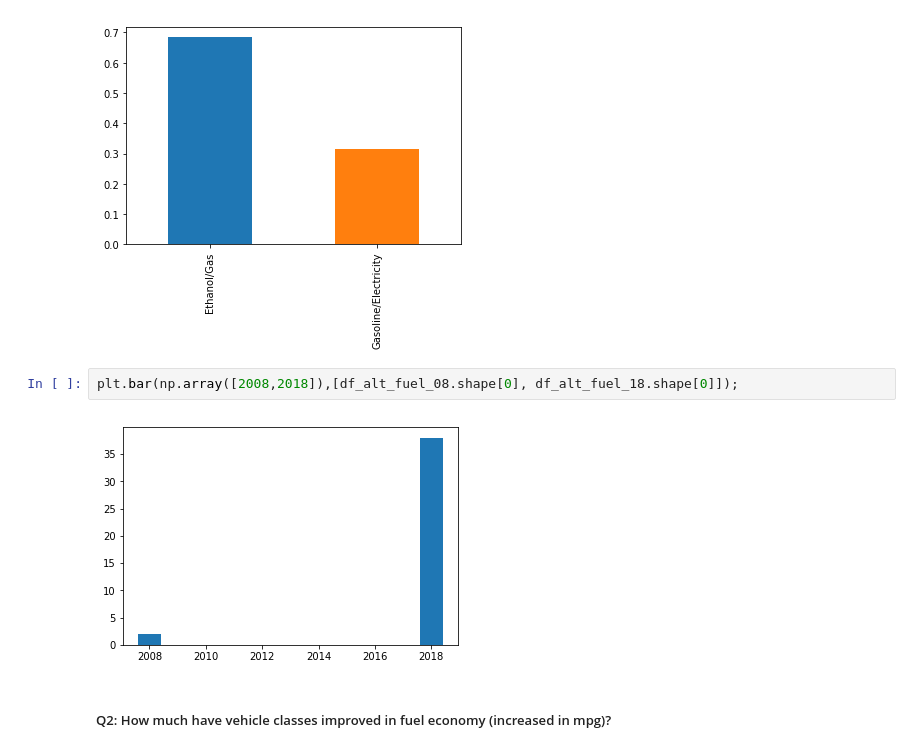
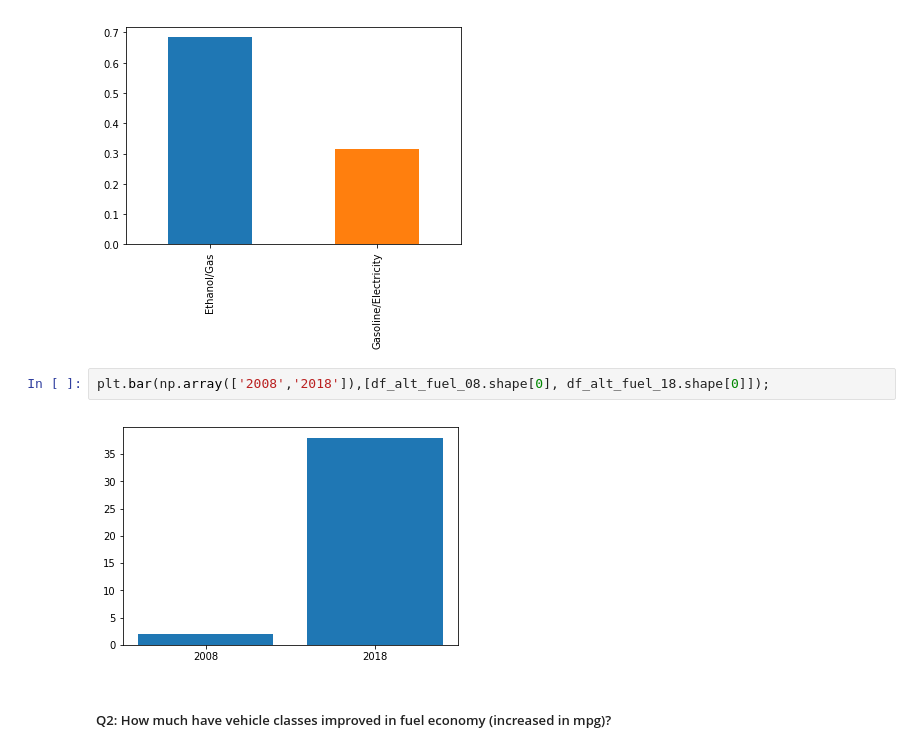
Before and after one commit to PadmarajBhat/DataAnalyst-1, a Jupyter notebook: The Data Analysis Process/Data Analysis Process - Case Study 2.ipynb, the cells around one changed output. Drawn from its saved outputs; the diff is of its cells as text.

```diff
--- a/The Data Analysis Process/Data Analysis Process - Case Study 2.ipynb
+++ b/The Data Analysis Process/Data Analysis Process - Case Study 2.ipynb
@@ -653,8 +653,8 @@ fuel_prop_2.plot(kind='bar');
 # %% [output]
 [figure]
 # %%
-plt.bar(np.array([2008,2018]),[df_alt_fuel_08.shape[0], df_alt_fuel_18.shape[0]]);
+plt.bar(np.array(['2008','2018']),[df_alt_fuel_08.shape[0], df_alt_fuel_18.shape[0]]);
 # %% [output]
-[figure, old version]
+[figure, new version]
 # %% [markdown]
 ##### Q2: How much have vehicle classes improved in fuel economy (increased in mpg)?
```
Also changed, not shown: parts of 6 cells of this notebook.
